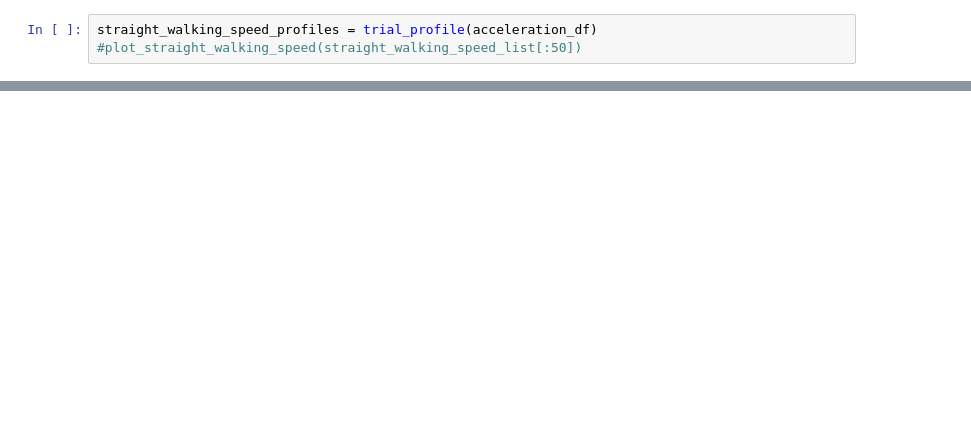
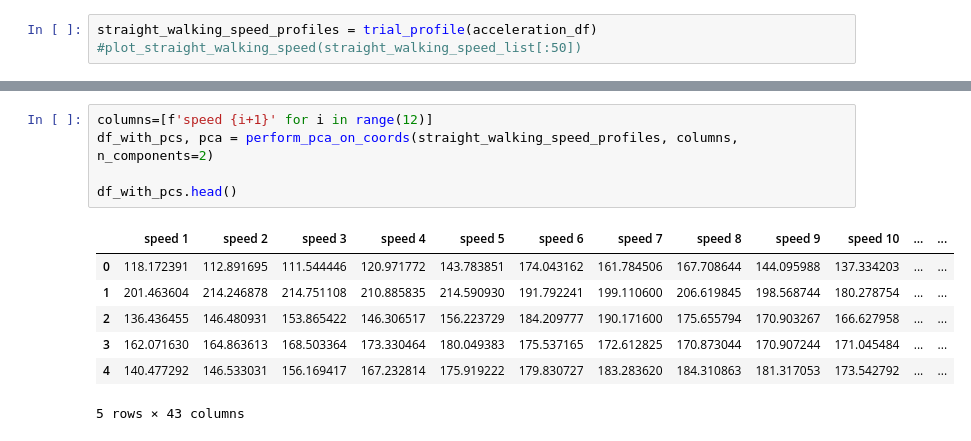
Before and after one commit to Yang2hang/RR_Pose_analysis, a Jupyter notebook: data_analysis/main.ipynb, the cells around one changed output, grey strips where cells are left out. Saved outputs shown, nothing was run; the diff lists cells and outputs as text; blank space fills up the shorter version.

```diff
--- a/data_analysis/main.ipynb
+++ b/data_analysis/main.ipynb
@@ -495,0 +586,13 @@ plt.show()
+# %%
+columns=[f'speed {i+1}' for i in range(12)]
+df_with_pcs, pca = perform_pca_on_coords(straight_walking_speed_profiles, columns, n_components=2)
+
+df_with_pcs.head()
+# %% [output]
+|  | speed 1 | speed 2 | speed 3 | speed 4 | speed 5 | speed 6 | speed 7 | speed 8 | speed 9 | speed 10 | ... | ... |
+| 0 | 118.172391 | 112.891695 | 111.544446 | 120.971772 | 143.783851 | 174.043162 | 161.784506 | 167.708644 | 144.095988 | 137.334203 | ... | ... |
+| 1 | 201.463604 | 214.246878 | 214.751108 | 210.885835 | 214.590930 | 191.792241 | 199.110600 | 206.619845 | 198.568744 | 180.278754 | ... | ... |
+| 2 | 136.436455 | 146.480931 | 153.865422 | 146.306517 | 156.223729 | 184.209777 | 190.171600 | 175.655794 | 170.903267 | 166.627958 | ... | ... |
+| 3 | 162.071630 | 164.863613 | 168.503364 | 173.330464 | 180.049383 | 175.537165 | 172.612825 | 170.873044 | 170.907244 | 171.045484 | ... | ... |
+| 4 | 140.477292 | 146.533031 | 156.169417 | 167.232814 | 175.919222 | 179.830727 | 183.283620 | 184.310863 | 181.317053 | 173.542792 | ... | ... |
+5 rows × 43 columns
```
Also changed, not shown: parts of 11 cells of this notebook, 2 other files.
